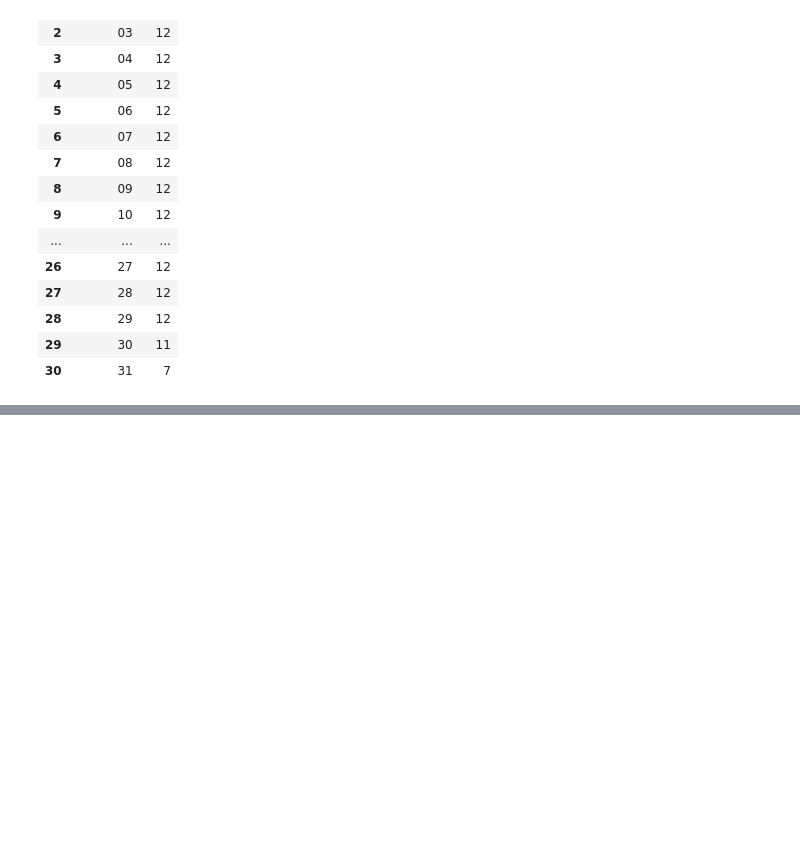
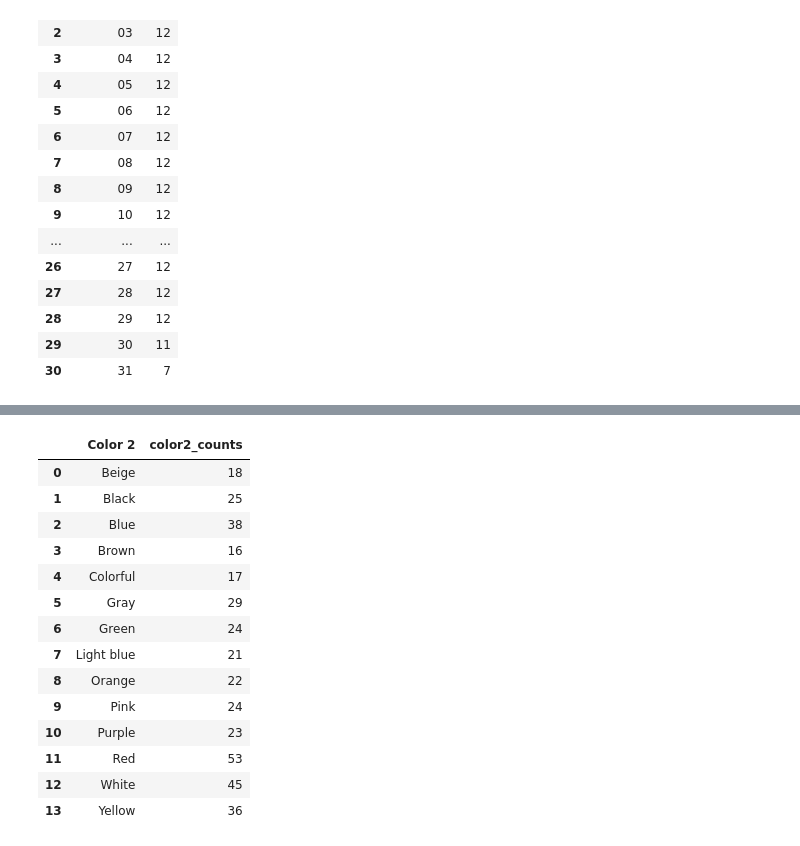
Before and after one commit to 200oki/200ok, a Jupyter notebook: da/visualization.ipynb, the cells around one changed output, grey strips where cells are left out. Saved outputs shown, nothing was run; the diff lists cells and outputs as text; code cells hidden in the pictures; blank space fills up the shorter version.

```diff
--- a/da/visualization.ipynb
+++ b/da/visualization.ipynb
@@ -122,0 +190,19 @@ birth.groupby(birth.birthday.str.split('-').str[1]).size().reset_index(name='day
+# %%
+# Color 2
+villagers.groupby('Color 2').size().reset_index(name='color2_counts')
+# %% [output]
+|  | Color 2 | color2_counts |
+| 0 | Beige | 18 |
+| 1 | Black | 25 |
+| 2 | Blue | 38 |
+| 3 | Brown | 16 |
+| 4 | Colorful | 17 |
+| 5 | Gray | 29 |
+| 6 | Green | 24 |
+| 7 | Light blue | 21 |
+| 8 | Orange | 22 |
+| 9 | Pink | 24 |
+| 10 | Purple | 23 |
+| 11 | Red | 53 |
+| 12 | White | 45 |
+| 13 | Yellow | 36 |
```
Also changed, not shown: parts of 9 cells of this notebook.
